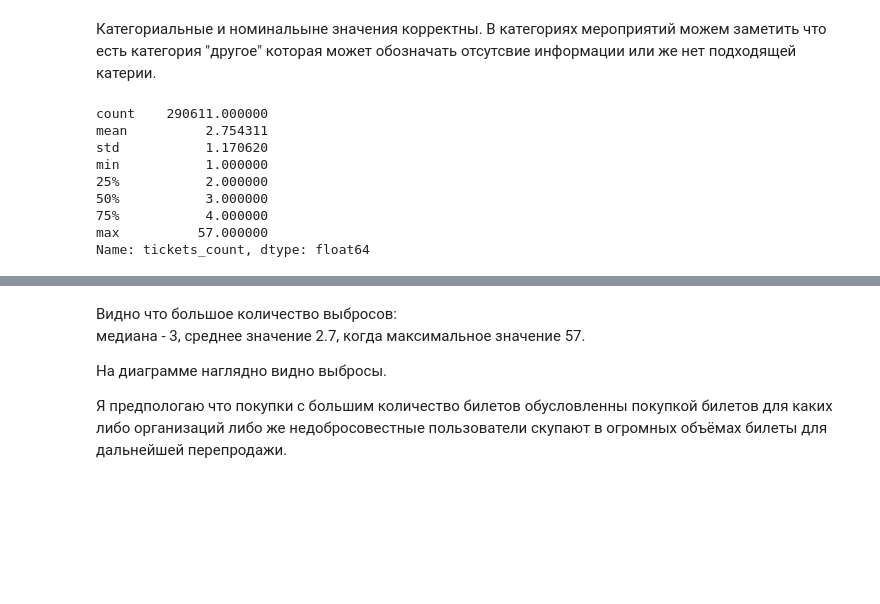
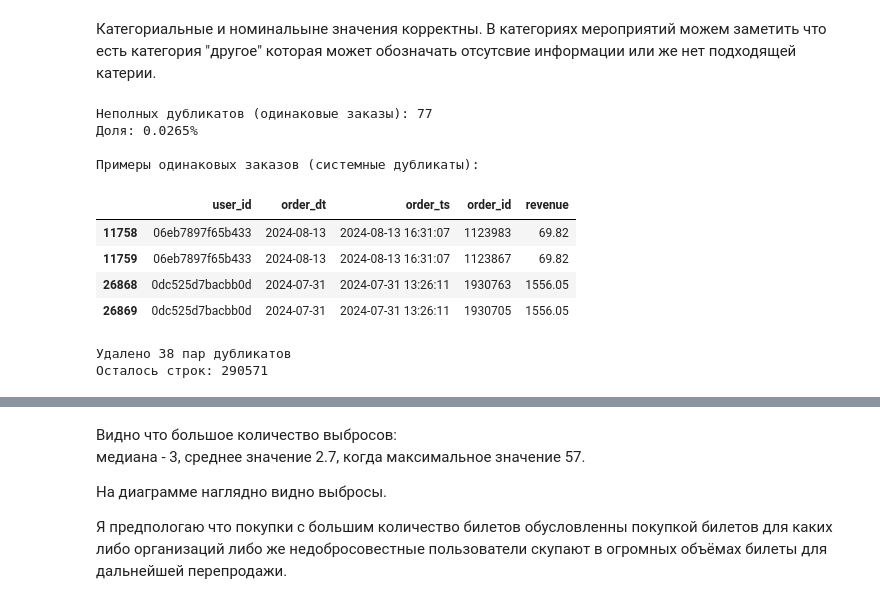
Before and after one commit to goskom030-git/yandex-afisha-analysis, a Jupyter notebook: b689e788-5b12-464d-9438-af0736e3047d.ipynb, the cells around one changed output, grey strips where cells are left out. Saved outputs shown, nothing was run; the diff lists cells and outputs as text; code cells hidden in the pictures; blank space fills up the shorter version.

```diff
--- a/b689e788-5b12-464d-9438-af0736e3047d.ipynb
+++ b/b689e788-5b12-464d-9438-af0736e3047d.ipynb
@@ -307,17 +525,36 @@ print(df['currency_code'].unique())
 Категориальные и номинальыне значения корректны.
 В категориях мероприятий можем заметить что есть категория "другое" которая может обозначать отсутсвие информации или же нет подходящей катерии.
 # %%
-print(df['tickets_count'].describe())
+#oдинаковые заказы (одинаковые данные кроме order_id и days_since_prev)
+cols_for_check = [col for col in df.columns if col not in ['order_id', 'days_since_prev']]
+partial_duplicates = df.duplicated(subset=cols_for_check, keep=False).sum()
+
+print(f"Неполных дубликатов (одинаковые заказы): {partial_duplicates}")
+print(f"Доля: {partial_duplicates / len(df) * 100:.4f}%")
+
+if partial_duplicates > 0:
+    print("\nПримеры одинаковых заказов (системные дубликаты):")
+    dup_examples = df[df.duplicated(subset=cols_for_check, keep=False)].head(4)
+    display(dup_examples[['user_id', 'order_dt', 'order_ts', 'order_id', 'revenue']])
+
+    # Решение: оставляем первый order_id
+    df = df.drop_duplicates(subset=cols_for_check, keep='first')
+    print(f"\nУдалено {partial_duplicates // 2} пар дубликатов")
+    print(f"Осталось строк: {len(df)}")
+else:
+    print("✅ Системных дубликатов нет")
 # %% [output]
-count    290611.000000
-mean          2.754311
-std           1.170620
-min           1.000000
-25%           2.000000
-50%           3.000000
-75%           4.000000
-max          57.000000
-Name: tickets_count, dtype: float64
+Неполных дубликатов (одинаковые заказы): 77
+Доля: 0.0265%
+
+Примеры одинаковых заказов (системные дубликаты):
+|  | user_id | order_dt | order_ts | order_id | revenue |
+| 11758 | 06eb7897f65b433 | 2024-08-13 | 2024-08-13 16:31:07 | 1123983 | 69.82 |
+| 11759 | 06eb7897f65b433 | 2024-08-13 | 2024-08-13 16:31:07 | 1123867 | 69.82 |
+| 26868 | 0dc525d7bacbb0d | 2024-07-31 | 2024-07-31 13:26:11 | 1930763 | 1556.05 |
+| 26869 | 0dc525d7bacbb0d | 2024-07-31 | 2024-07-31 13:26:11 | 1930705 | 1556.05 |
+Удалено 38 пар дубликатов
+Осталось строк: 290571
 # %%
 plt.figure(figsize=(12,5))
 df.boxplot(column='tickets_count', vert=False, grid=True, figsize=(12,6))
```
Also changed, not shown: parts of 30 cells of this notebook, 1 other file.
